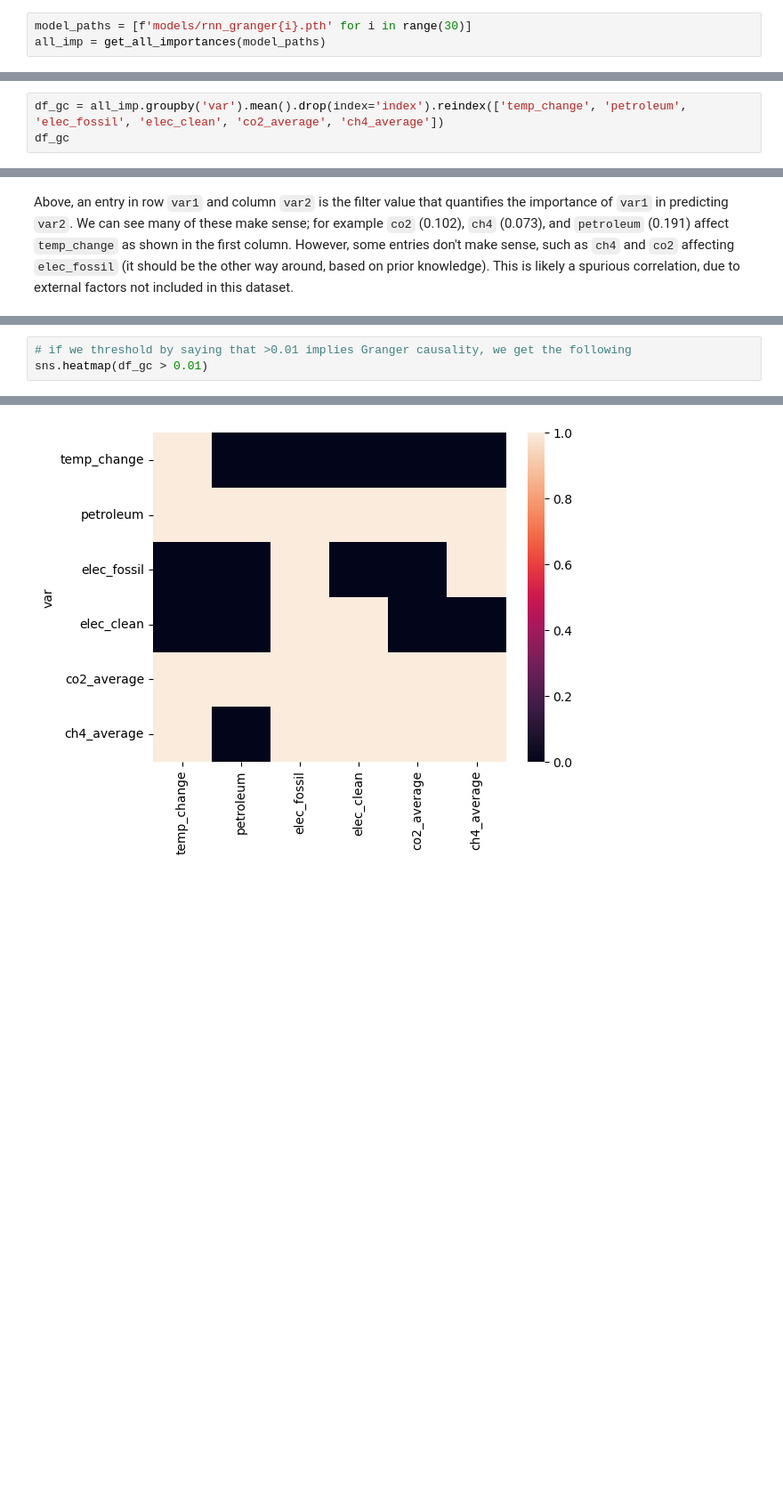
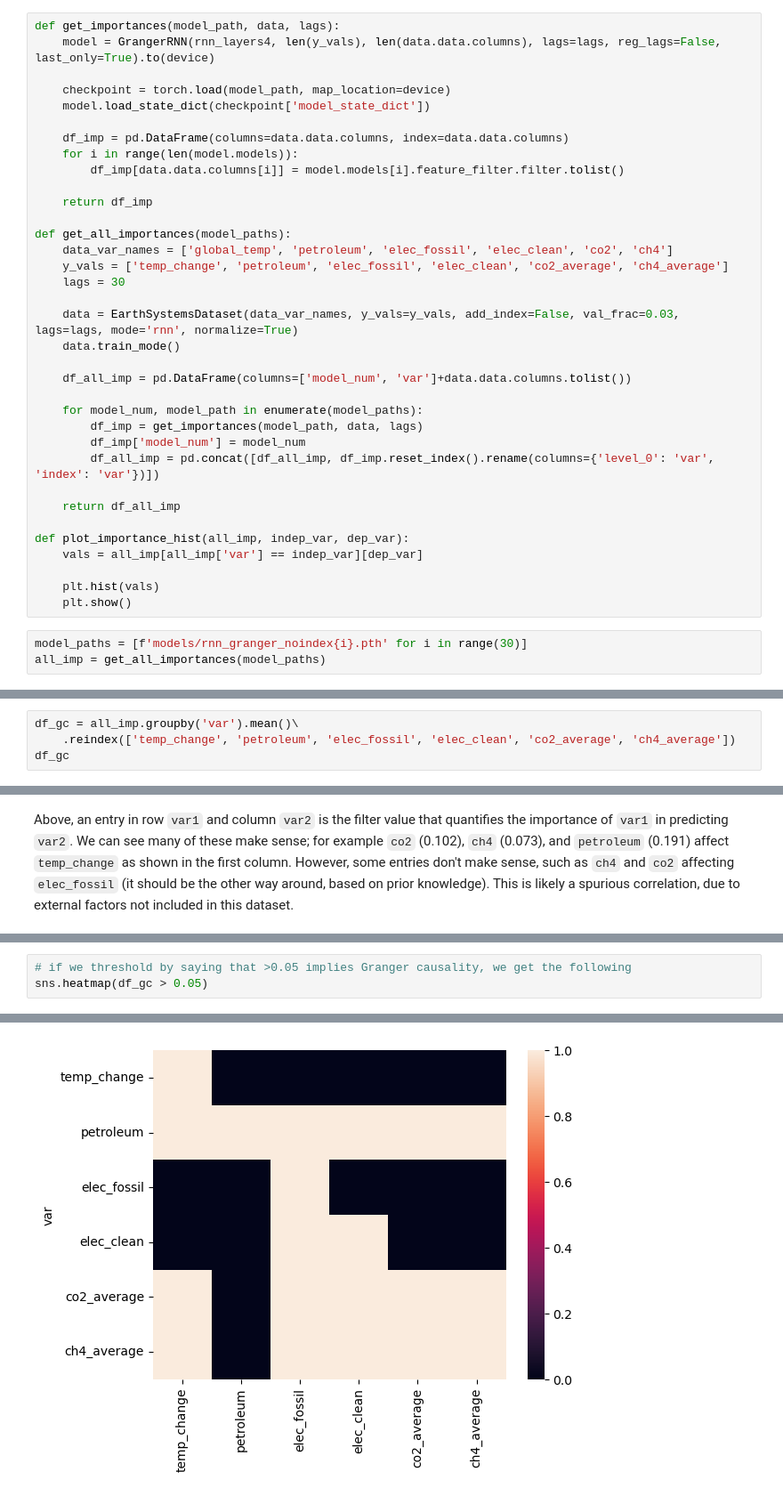
Before and after one commit to HomKeen/DSC180B-Q2-Capstone, a Jupyter notebook: scripts/rnn.ipynb, the cells around one changed output, grey strips where cells are left out. Shown at 89% size. Saved outputs shown, nothing was run; the diff lists cells and outputs as text; blank space fills up the shorter version.

```diff
--- a/scripts/rnn.ipynb
+++ b/scripts/rnn.ipynb
@@ -322,3 +288,38 @@ plt.legend()
+# %%
+def get_importances(model_path, data, lags):
+    model = GrangerRNN(rnn_layers4, len(y_vals), len(data.data.columns), lags=lags, reg_lags=False, last_only=True).to(device)
+
+    checkpoint = torch.load(model_path, map_location=device)
+    model.load_state_dict(checkpoint['model_state_dict'])
+
+    df_imp = pd.DataFrame(columns=data.data.columns, index=data.data.columns)
+    for i in range(len(model.models)):
+        df_imp[data.data.columns[i]] = model.models[i].feature_filter.filter.tolist()
+
+    return df_imp
+
+def get_all_importances(model_paths):
+    data_var_names = ['global_temp', 'petroleum', 'elec_fossil', 'elec_clean', 'co2', 'ch4']
+    y_vals = ['temp_change', 'petroleum', 'elec_fossil', 'elec_clean', 'co2_average', 'ch4_average']
+    lags = 30
+
+    data = EarthSystemsDataset(data_var_names, y_vals=y_vals, add_index=False, val_frac=0.03, lags=lags, mode='rnn', normalize=True)
+    data.train_mode()
+
+    df_all_imp = pd.DataFrame(columns=['model_num', 'var']+data.data.columns.tolist())
+
+    for model_num, model_path in enumerate(model_paths):
+        df_imp = get_importances(model_path, data, lags)
+        df_imp['model_num'] = model_num
+        df_all_imp = pd.concat([df_all_imp, df_imp.reset_index().rename(columns={'level_0': 'var', 'index': 'var'})])
+
+    return df_all_imp
+
+def plot_importance_hist(all_imp, indep_var, dep_var):
+    vals = all_imp[all_imp['var'] == indep_var][dep_var]
+
+    plt.hist(vals)
+    plt.show()
 # %%
-model_paths = [f'models/rnn_granger{i}.pth' for i in range(30)]
+model_paths = [f'models/rnn_granger_noindex{i}.pth' for i in range(30)]
 all_imp = get_all_importances(model_paths)
@@ -325,5 +342,6 @@ all_imp = get_all_importances(model_paths)
 # %%
-df_gc = all_imp.groupby('var').mean().drop(index='index').reindex(['temp_change', 'petroleum', 'elec_fossil', 'elec_clean', 'co2_average', 'ch4_average'])
+df_gc = all_imp.groupby('var').mean()\
+    .reindex(['temp_change', 'petroleum', 'elec_fossil', 'elec_clean', 'co2_average', 'ch4_average'])
 df_gc
 # %% [output]
 |  | temp_change | petroleum | elec_fossil | elec_clean | co2_average | ch4_average |
@@ -344,6 +362,6 @@ sns.heatmap(df_gc)
 # %%
-# if we threshold by saying that >0.01 implies Granger causality, we get the following
-sns.heatmap(df_gc > 0.01)
+# if we threshold by saying that >0.05 implies Granger causality, we get the following
+sns.heatmap(df_gc > 0.05)
 # %% [output]
 <AxesSubplot:ylabel='var'>
-[figure, old version]
+[figure, new version]
```
Also changed, not shown: parts of 13 cells of this notebook, 11 other files.
